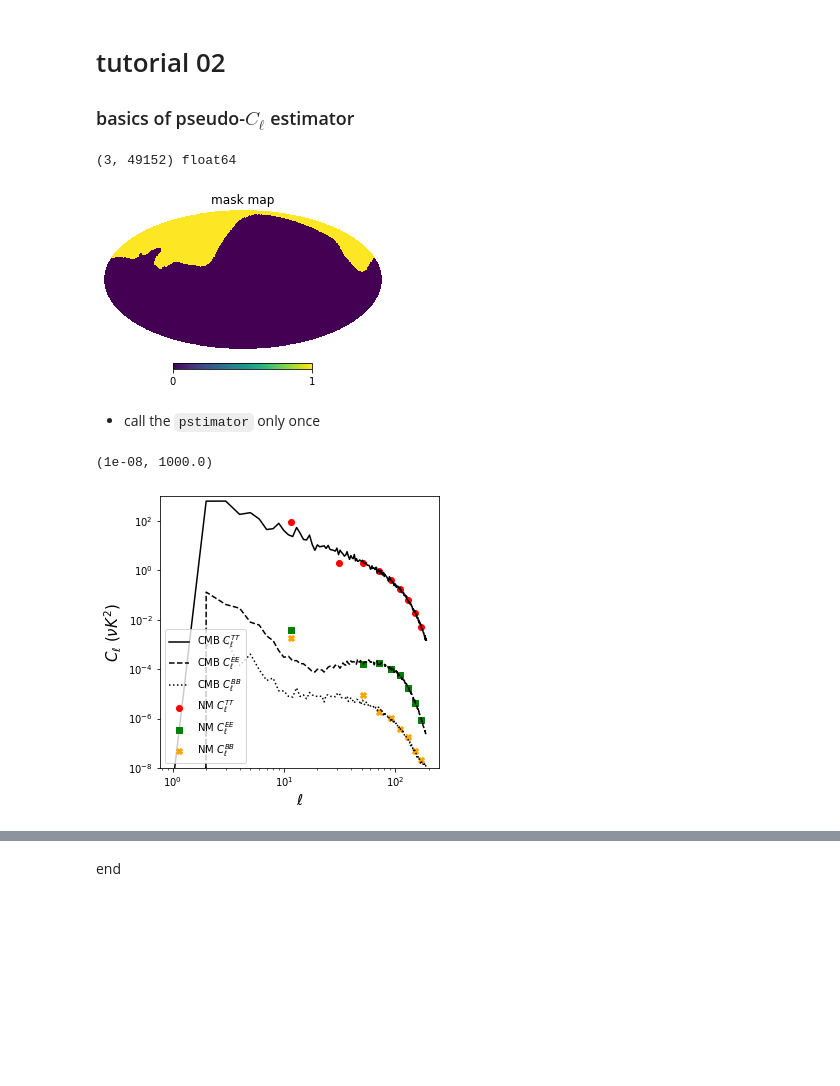
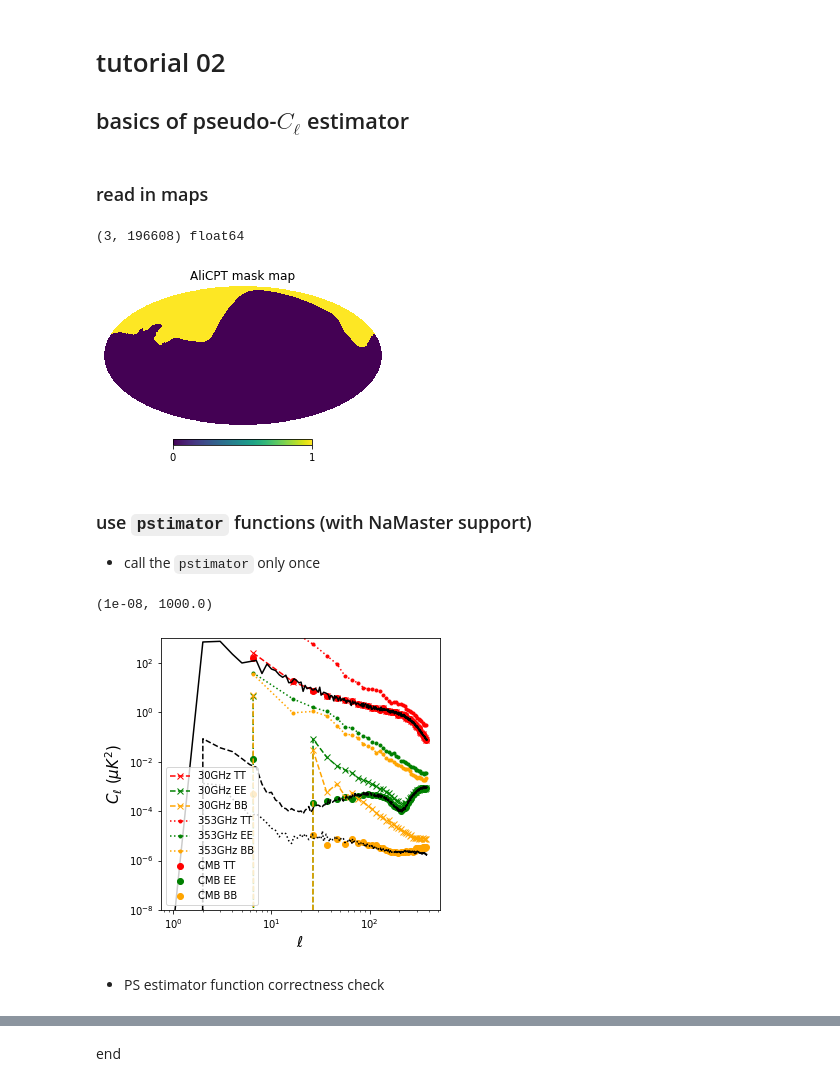
Before and after one commit to yaojian95/ABSpy, a Jupyter notebook: tutorials/tutorial02.ipynb, the cells around one changed output, grey strips where cells are left out. Drawn from its saved outputs; the diff is of its cells as text; code cells hidden in the pictures; blank space fills up the shorter version.

```diff
--- a/tutorials/tutorial02.ipynb
+++ b/tutorials/tutorial02.ipynb
@@ -1,7 +1,7 @@
 # %% [markdown]
 # tutorial 02
 
-### basics of pseudo-$C_\ell$ estimator
+## basics of pseudo-$C_\ell$ estimator
 # %%
 import numpy as np
 import healpy as hp
@@ -10,54 +10,78 @@ import abspy as ap
 %matplotlib inline
 import warnings
 warnings.filterwarnings('ignore')
+# %% [markdown]
+### read in maps
 # %%
-map95 = hp.read_map('./data/TQU_95GHz_r6.fits',field=[0,1,2],dtype=np.float64,verbose=0)
-map150 = hp.read_map('./data/TQU_150GHz_r6.fits',field=[0,1,2],dtype=np.float64,verbose=0)
-map353 = hp.read_map('./data/TQU_353GHz_r6.fits',field=[0,1,2],dtype=np.float64,verbose=0)
-mapcmb = hp.read_map('./data/TQU_CMB_r6.fits',field=[0,1,2],dtype=np.float64,verbose=0)
+map30 = hp.read_map('./data/TQU_30GHz_r7.fits',field=[0,1,2],dtype=np.float64,verbose=0)
+map95 = hp.read_map('./data/TQU_95GHz_r7.fits',field=[0,1,2],dtype=np.float64,verbose=0)
+map150 = hp.read_map('./data/TQU_150GHz_r7.fits',field=[0,1,2],dtype=np.float64,verbose=0)
+map353 = hp.read_map('./data/TQU_353GHz_r7.fits',field=[0,1,2],dtype=np.float64,verbose=0)
+mapcmb = hp.read_map('./data/TQU_CMB_r7.fits',field=[0,1,2],dtype=np.float64,verbose=0)
 print (map95.shape, map95.dtype)
 # %% [output]
-(3, 49152) float64
+(3, 196608) float64
 # %%
-mask = hp.read_map('./data/Ali_mask_r6.fits',dtype=np.float64,verbose=False)
+mask = hp.read_map('./data/ali_mask_r7.fits',dtype=bool,verbose=False)
 
 fig = matplotlib.pyplot.figure(figsize=(5,5))
 gs = matplotlib.gridspec.GridSpec(5, 5)
 fig.add_subplot(gs[0:5, 0:5])
-hp.mollview(mask,title='mask map',hold=True)
+hp.mollview(mask,title='AliCPT mask map',hold=True)
 # %% [output]
-[figure, old version]
+[figure, new version]
 # %% [markdown]
+### use `pstimator` functions (with NaMaster support)
+
 - call the `pstimator` only once
 # %%
 est = ap.pstimator()
 # %%
-cmbauto = est.auto_teb(list(mapcmb), mask, aposcale=1.0, binning=20)
+auto_cmb = est.auto_teb(mapcmb, mask, aposcale=1.0, binning=10)
+auto_30 = est.auto_teb(map30, mask, aposcale=1.0, binning=10)
+auto_353 = est.auto_teb(map353, mask, aposcale=1.0, binning=10)
 
 fig,ax = matplotlib.pyplot.subplots(figsize=(5,5))
-ax.scatter(cmbauto[0],cmbauto[1],
-           color='red',marker='o',label=r'NM $C^{TT}_\ell$')
-ax.scatter(cmbauto[0],cmbauto[2],
-           color='green',marker='s',label=r'NM $C^{EE}_\ell$')
-ax.scatter(cmbauto[0],cmbauto[3],
-           color='orange',marker='X',label=r'NM $C^{BB}_\ell$')
+
+ax.scatter(auto_cmb[0],auto_cmb[1],
+           color='red',marker='o',label=r'CMB TT')
+ax.scatter(auto_cmb[0],auto_cmb[2],
+           color='green',marker='o',label=r'CMB EE')
+ax.scatter(auto_cmb[0],auto_cmb[3],
+           color='orange',marker='o',label=r'CMB BB')
+
+ax.plot(auto_30[0],auto_30[1],
+        color='red',linestyle='--',marker='x',label=r'30GHz TT')
+ax.plot(auto_30[0],auto_30[2],
+        color='green',linestyle='--',marker='x',label=r'30GHz EE')
+ax.plot(auto_30[0],auto_30[3],
+        color='orange',linestyle='--',marker='x',label=r'30GHz BB')
+
+ax.plot(auto_353[0],auto_353[1],
+        color='red',linestyle=':',marker='.',label=r'353GHz TT')
+ax.plot(auto_353[0],auto_353[2],
+        color='green',linestyle=':',marker='.',label=r'353GHz EE')
+ax.plot(auto_353[0],auto_353[3],
+        color='orange',linestyle=':',marker='.',label=r'353GHz BB')
 
 cmb_cl = hp.anafast(mapcmb)
 ell = np.arange(cmb_cl.shape[1])
 ax.plot(cmb_cl[0],
-        color='black',linestyle='-',label=r'CMB $C^{TT}_\ell$')
+        color='black',linestyle='-')
 ax.plot(cmb_cl[1],
-        color='black',linestyle='--',label=r'CMB $C^{EE}_\ell$')
+        color='black',linestyle='--')
 ax.plot(cmb_cl[2],
-        color='black',linestyle=':',label=r'CMB $C^{BB}_\ell$')
+        color='black',linestyle=':')
 
 ax.set_yscale('log')
 ax.set_xscale('log')
 ax.legend(loc=3)
 ax.set_xlabel(r'$\ell$',fontsize=15)
-ax.set_ylabel(r'$C_\ell$ ($\nu K^2$)',fontsize=15)
+ax.set_ylabel(r'$C_\ell$ ($\mu K^2$)',fontsize=15)
 ax.set_ylim((1.e-8,1.e3))
 # %% [output]
 (1e-08, 1000.0)
-[figure, old version]
+[figure, new version]
+# %% [markdown]
+- PS estimator function correctness check
 # %%
```
Also changed, not shown: parts of 6 cells of this notebook, 11 other files.
